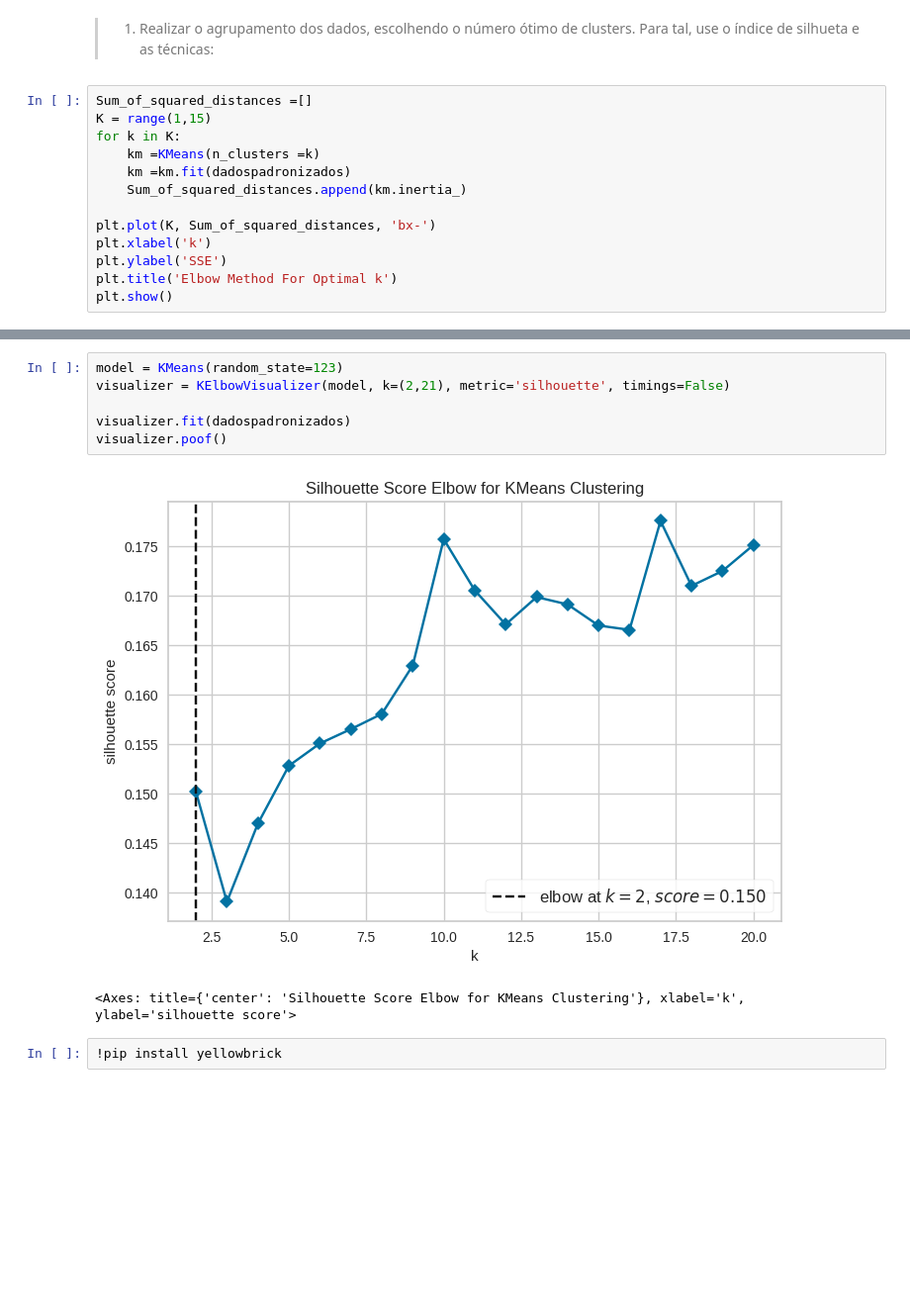
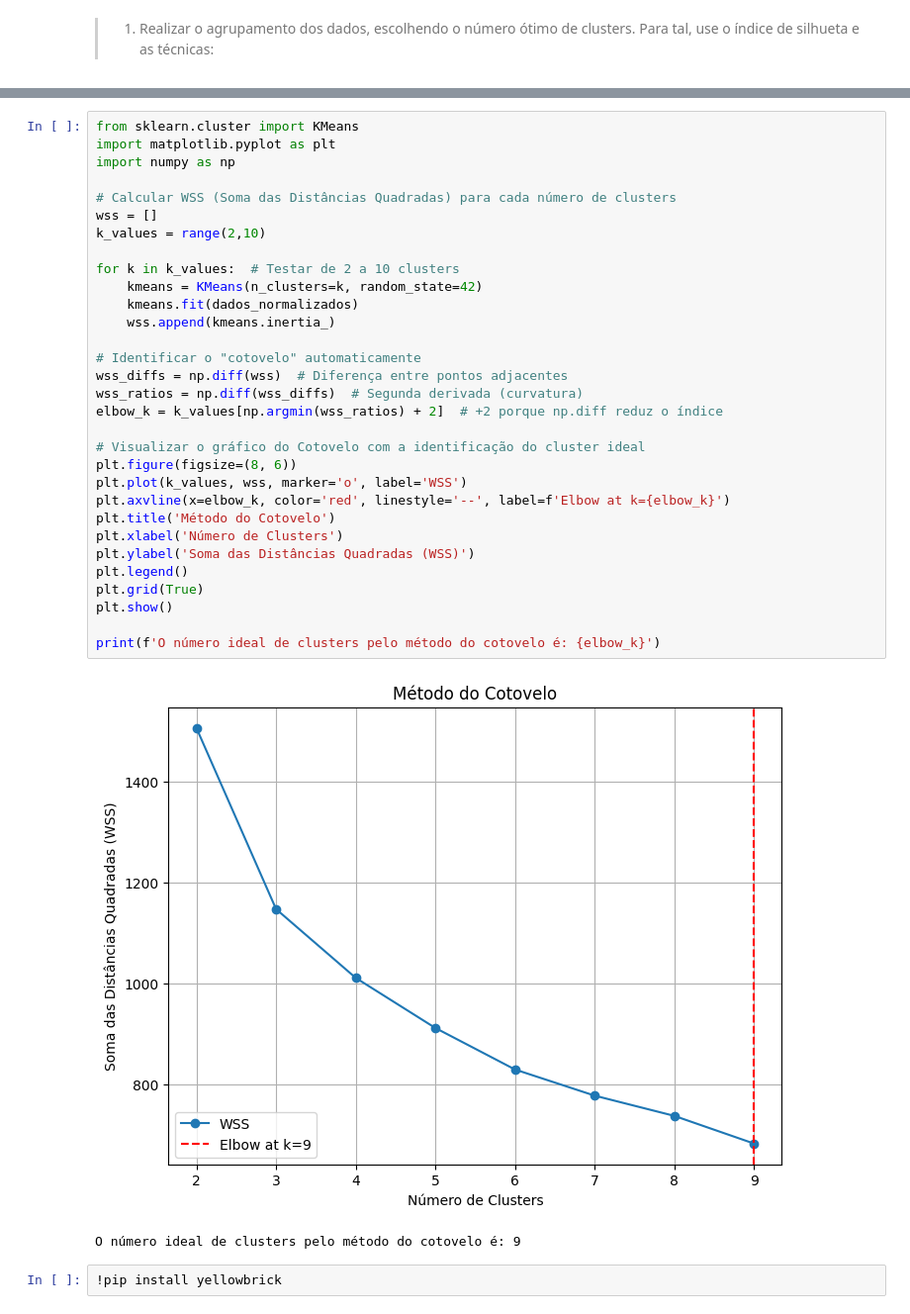
Before and after one commit to acrisandradee/validacaomodeloclusterizacao, a Jupyter notebook: Validação_de_modelos_de_clusterização.ipynb, the cells around one changed output, grey strips where cells are left out. Shown at 99% size. Cells and saved outputs as stored; diff of their text form; blank space fills up the shorter version.

```diff
--- a/Validação_de_modelos_de_clusterização.ipynb
+++ b/Validação_de_modelos_de_clusterização.ipynb
@@ -290,16 +333,3 @@ array([[ 0.71891344, -0.28562864,  0.01257477, -0.90758357, -0.78583067],
 Para os dados pré-processados da etapa anterior você irá:
 # %% [markdown]
 >1. Realizar o agrupamento dos dados, escolhendo o número ótimo de clusters. Para tal, use o índice de silhueta e as técnicas:
-# %%
-Sum_of_squared_distances =[]
-K = range(1,15)
-for k in K:
-    km =KMeans(n_clusters =k)
-    km =km.fit(dadospadronizados)
-    Sum_of_squared_distances.append(km.inertia_)
-
-plt.plot(K, Sum_of_squared_distances, 'bx-')
-plt.xlabel('k')
-plt.ylabel('SSE')
-plt.title('Elbow Method For Optimal k')
-plt.show()
@@ -308,12 +336,37 @@ plt.show()
-# %%
-model = KMeans(random_state=123)
-visualizer = KElbowVisualizer(model, k=(2,21), metric='silhouette', timings=False)
-
-visualizer.fit(dadospadronizados)
-visualizer.poof()
-# %% [output]
-[figure, removed]
-<Axes: title={'center': 'Silhouette Score Elbow for KMeans Clustering'}, xlabel='k', ylabel='silhouette score'>
+# %%
+from sklearn.cluster import KMeans
+import matplotlib.pyplot as plt
+import numpy as np
+
+# Calcular WSS (Soma das Distâncias Quadradas) para cada número de clusters
+wss = []
+k_values = range(2,10)
+
+for k in k_values:  # Testar de 2 a 10 clusters
+    kmeans = KMeans(n_clusters=k, random_state=42)
+    kmeans.fit(dados_normalizados)
+    wss.append(kmeans.inertia_)
+
+# Identificar o "cotovelo" automaticamente
+wss_diffs = np.diff(wss)  # Diferença entre pontos adjacentes
+wss_ratios = np.diff(wss_diffs)  # Segunda derivada (curvatura)
+elbow_k = k_values[np.argmin(wss_ratios) + 2]  # +2 porque np.diff reduz o índice
+
+# Visualizar o gráfico do Cotovelo com a identificação do cluster ideal
+plt.figure(figsize=(8, 6))
+plt.plot(k_values, wss, marker='o', label='WSS')
+plt.axvline(x=elbow_k, color='red', linestyle='--', label=f'Elbow at k={elbow_k}')
+plt.title('Método do Cotovelo')
+plt.xlabel('Número de Clusters')
+plt.ylabel('Soma das Distâncias Quadradas (WSS)')
+plt.legend()
+plt.grid(True)
+plt.show()
+
+print(f'O número ideal de clusters pelo método do cotovelo é: {elbow_k}')
+# %% [output]
+[figure, added]
+O número ideal de clusters pelo método do cotovelo é: 9
 # %%
 !pip install yellowbrick
 # %% [output]
```
Also changed, not shown: parts of 19 cells of this notebook.
